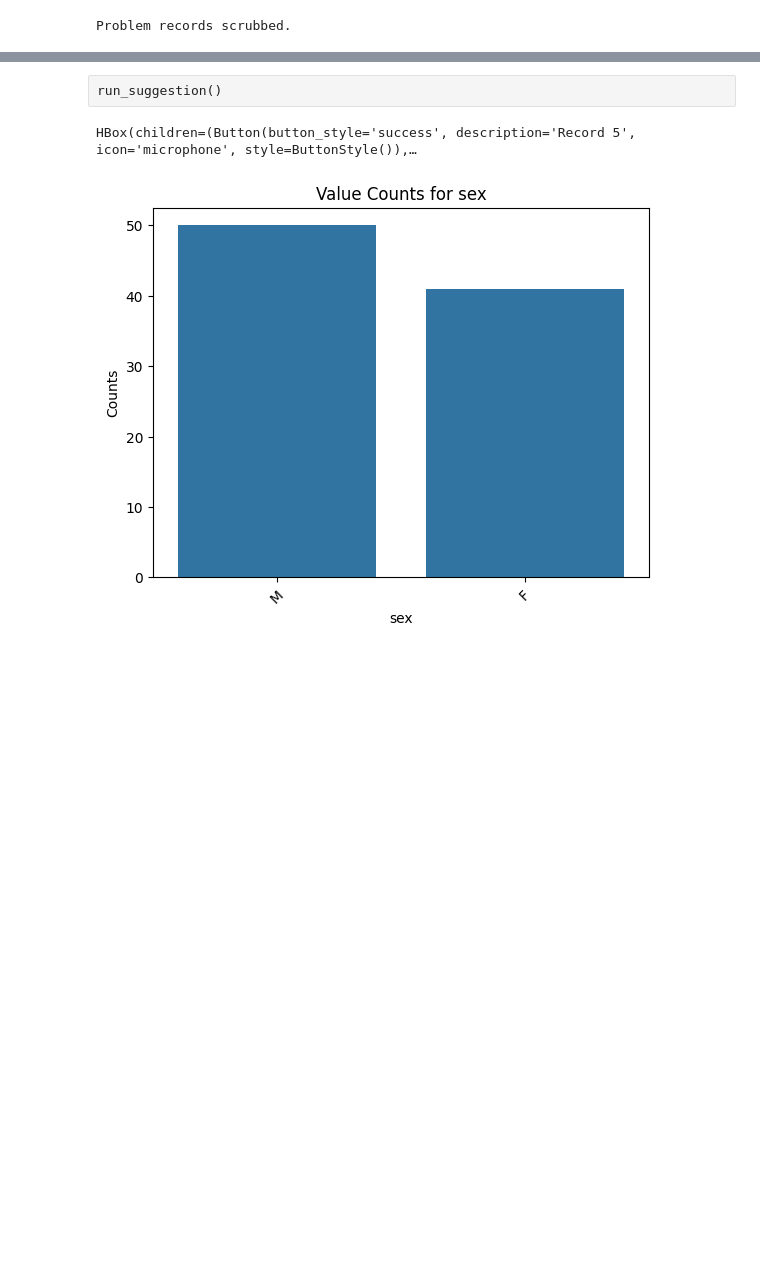
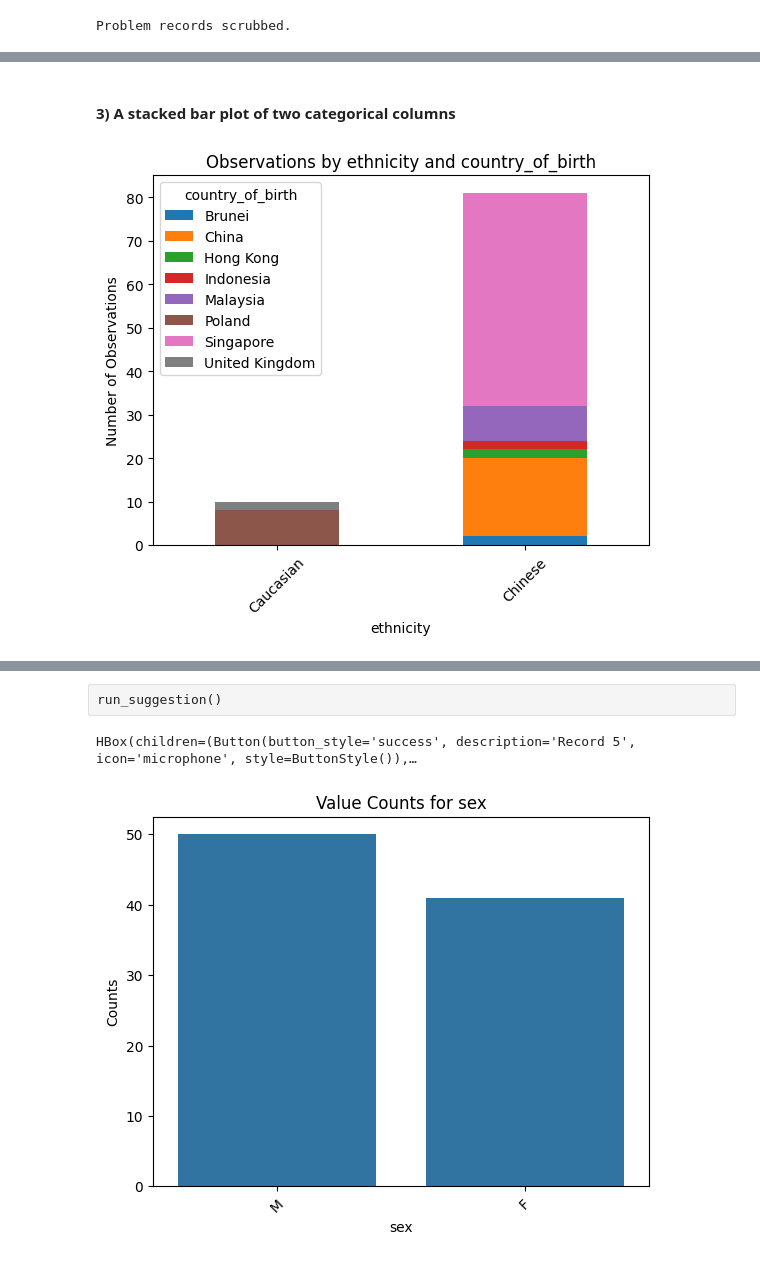
Before and after one commit to dpear/LMNOP, a Jupyter notebook: tutorial/tutorial.ipynb, the cells around one changed output, grey strips where cells are left out. Drawn from its saved outputs; the diff is of its cells as text; code cells hidden in the pictures; blank space fills up the shorter version.

```diff
--- a/tutorial/tutorial.ipynb
+++ b/tutorial/tutorial.ipynb
@@ -1604,0 +1598,6 @@ ask("write code to change name of libraryid column to sample_name")
+# %% [markdown]
+#### 3) A stacked bar plot of two categorical columns
+# %%
+fig = visualize_two_cols_cc('ethnicity', 'country_of_birth')
+# %% [output]
+[figure, added]
```
Also changed, not shown: parts of 55 cells of this notebook.
